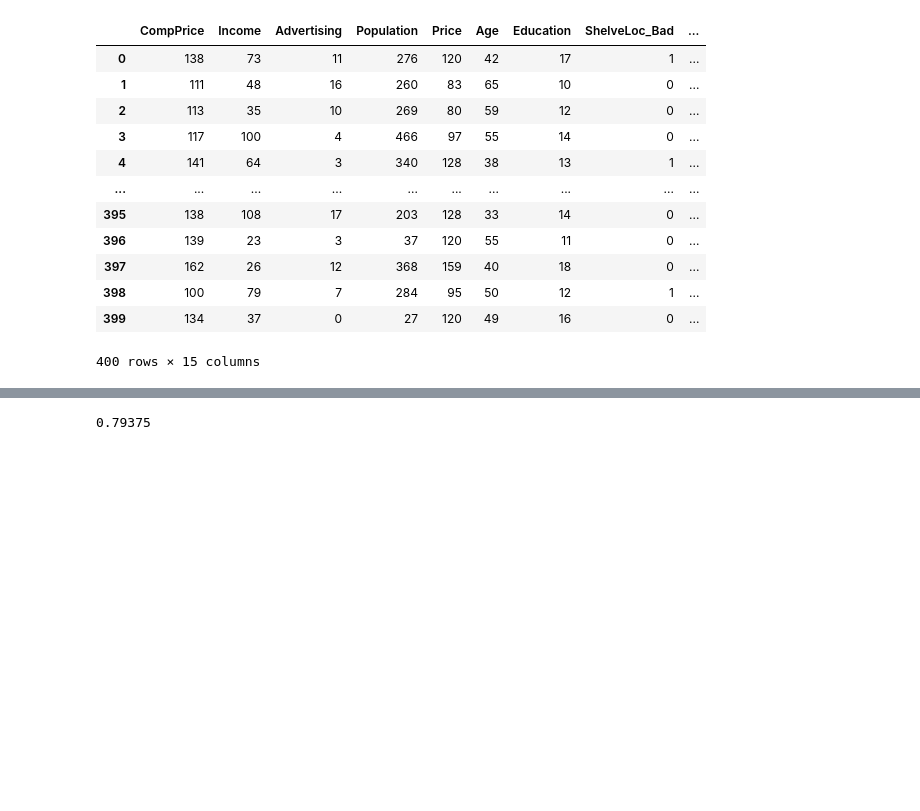
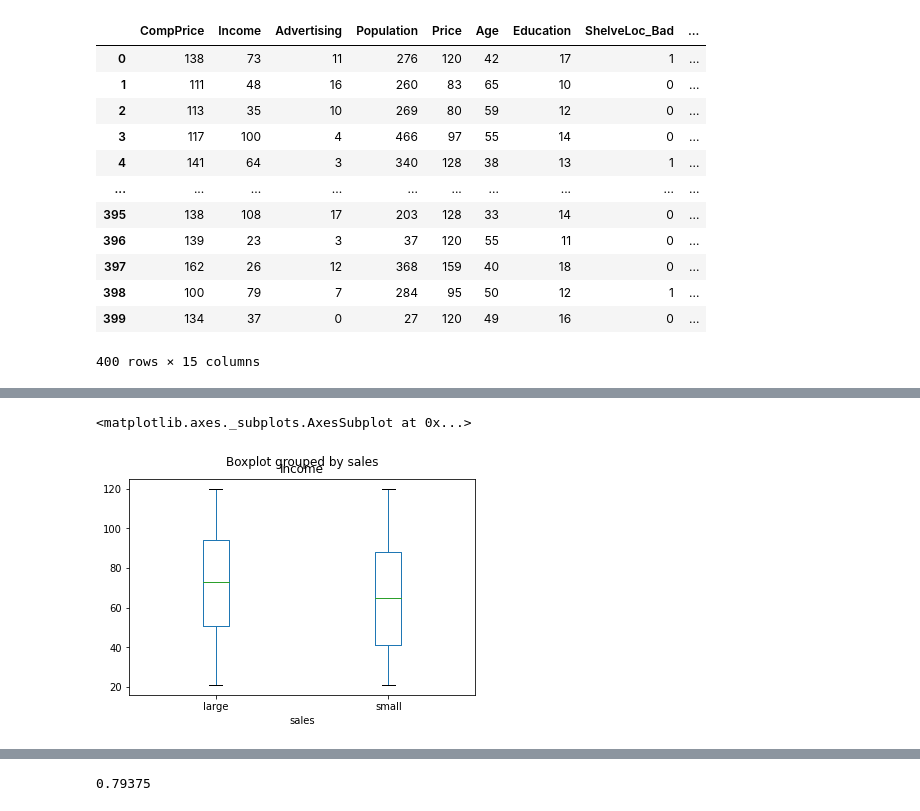
Before and after one commit to ch-aitali/assignments, a Jupyter notebook: Random_forest_Q1.ipynb, the cells around one changed output, grey strips where cells are left out. Cells and saved outputs as stored; diff of their text form; code cells hidden in the pictures; blank space fills up the shorter version.

```diff
--- a/Random_forest_Q1.ipynb
+++ b/Random_forest_Q1.ipynb
@@ -113,3 +124,8 @@ Y = data1.iloc[:,14]
+# %%
+data1.boxplot(by ='sales', column =['Income'], grid = False)
+# %% [output]
+<matplotlib.axes._subplots.AxesSubplot at 0x...>
+[figure, added]
 # %%
 x_train,x_test,y_train,Y_test = train_test_split(X,Y,test_size = 0.2)
 # %%
```
Also changed, not shown: parts of 5 cells of this notebook.
